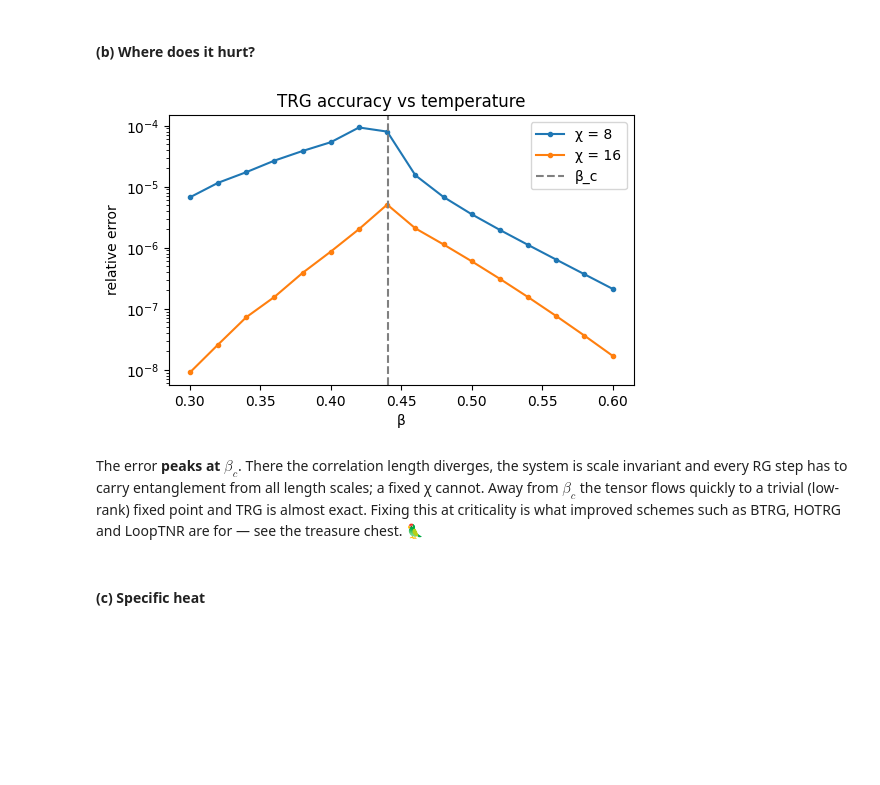
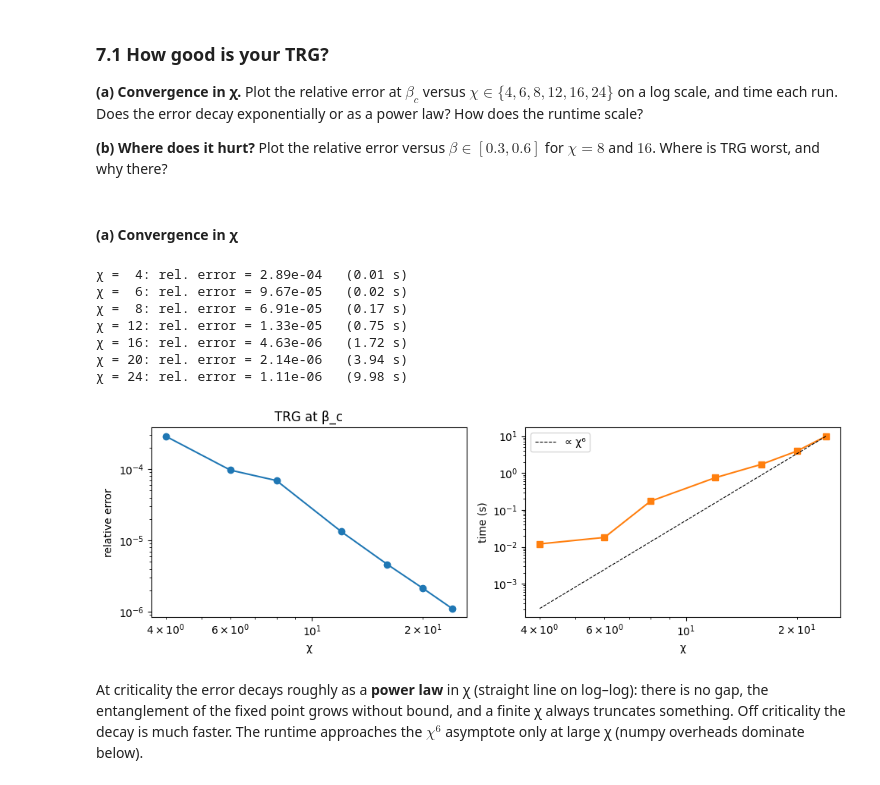
Before and after one commit to JaridPiceu/Introduction-to-TNR-Exercises, a Jupyter notebook: TNR_treasure_hunt_solutions.ipynb, the cells around one changed output. Saved outputs shown, nothing was run; the diff lists cells and outputs as text; code cells hidden in the pictures; blank space fills up the shorter version.

```diff
--- a/TNR_treasure_hunt_solutions.ipynb
+++ b/TNR_treasure_hunt_solutions.ipynb
@@ -703,2 +759,12 @@ def trg_free_energy(beta, chi, n_steps=30):
 # %%
-checkpoint_island4(trg_free_energy)
+def trg_free_energy(beta, chi, n_steps=30):
+    """Free energy per site of the 2D Ising model from n_steps TRG steps at bond dimension chi."""
+    T = ising_tensor(beta)
+    lnz = 0.0  # running sum of ln(n_k) / 2^k, which becomes ln(Z) / N
+    for k in range(n_steps + 1):
+        if k > 0:
+            T = trg_step(T, chi)  # one RG step: half as many tensors
+        n = np.einsum("abba->", T)  # n_k: the 1x1 torus of T
+        T = T / n
+        lnz += np.log(n) / 2**k  # each of the N / 2^k tensors gave a factor n_k
+    return -lnz / beta
@@ -823,21 +965,44 @@ decay is much faster. The runtime approaches the $\chi^6$ asymptote only at larg
 # %% [markdown]
-#### (b) Where does it hurt?
+<a id="71-how-good-is-your-trg" name="71-how-good-is-your-trg"></a>
+
+### 7.1 How good is your TRG?
+
+**(a) Convergence in χ.** Plot the relative error at $\beta_c$ versus $\chi \in \{4, 6, 8, 12, 16, 24\}$ on a log scale,
+and time each run. Does the error decay exponentially or as a power law? How does the runtime scale?
+
+**(b) Where does it hurt?** Plot the relative error versus $\beta \in [0.3, 0.6]$ for $\chi = 8$ and $16$.
+Where is TRG worst, and why there?
-# %%
-betas = np.linspace(0.3, 0.6, 16)
-fig, ax = plt.subplots(figsize=(6, 3.5))
-for chi in (8, 16):
-    err = [abs(trg_free_energy(b, chi, 30) - f_exact(b)) / abs(f_exact(b)) for b in betas]
-    ax.semilogy(betas, err, "o-", ms=3, label=f"χ = {chi}")
-ax.axvline(beta_c, color="gray", ls="--", label="β_c")
-ax.set(xlabel="β", ylabel="relative error", title="TRG accuracy vs temperature")
-ax.legend()
-plt.show()
-# %% [output]
-[figure, removed]
-# %% [markdown]
-The error **peaks at $\beta_c$**. There the correlation length diverges, the system is scale invariant and every RG step
-has to carry entanglement from all length scales; a fixed χ cannot. Away from $\beta_c$ the tensor flows quickly
-to a trivial (low-rank) fixed point and TRG is almost exact. Fixing this at criticality is what improved
-schemes such as BTRG, HOTRG and LoopTNR are for — see the treasure chest. 🦜
+# %% [markdown]
+#### (a) Convergence in χ
+# %%
+chis = [4, 6, 8, 12, 16, 20, 24]
+errs, times = [], []
+for chi in chis:
+    t0 = time.time()
+    f = trg_free_energy(beta_c, chi, 30)
+    times.append(time.time() - t0)
+    errs.append(abs(f - f_exact(beta_c)) / abs(f_exact(beta_c)))
+    print(f"χ = {chi:2d}: rel. error = {errs[-1]:.2e}   ({times[-1]:.2f} s)")
+
+fig, ax = plt.subplots(1, 2, figsize=(10, 3.5))
+ax[0].loglog(chis, errs, "o-")
+ax[0].set(xlabel="χ", ylabel="relative error", title="TRG at β_c")
+ax[1].loglog(chis, times, "s-", color="C1")
+ax[1].loglog(chis, times[-1] * (np.array(chis) / chis[-1]) ** 6, "k--", lw=0.8, label="∝ χ⁶")
+ax[1].set(xlabel="χ", ylabel="time (s)")
+ax[1].legend()
+plt.tight_layout()
+plt.show()
+# %% [output]
+χ =  4: rel. error = 2.89e-04   (0.01 s)
+χ =  6: rel. error = 9.67e-05   (0.02 s)
+χ =  8: rel. error = 6.91e-05   (0.17 s)
+χ = 12: rel. error = 1.33e-05   (0.75 s)
+χ = 16: rel. error = 4.63e-06   (1.72 s)
+χ = 20: rel. error = 2.14e-06   (3.94 s)
+χ = 24: rel. error = 1.11e-06   (9.98 s)
+[figure, added]
 # %% [markdown]
-#### (c) Specific heat
+At criticality the error decays roughly as a **power law** in χ (straight line on log–log): there is no gap, the
+entanglement of the fixed point grows without bound, and a finite χ always truncates something. Off criticality the
+decay is much faster. The runtime approaches the $\chi^6$ asymptote only at large χ (numpy overheads dominate below).
```
Also changed, not shown: parts of 71 cells of this notebook, 3 other files.
